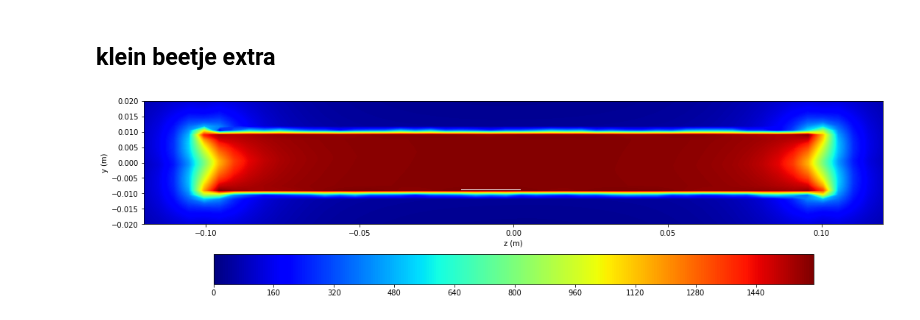
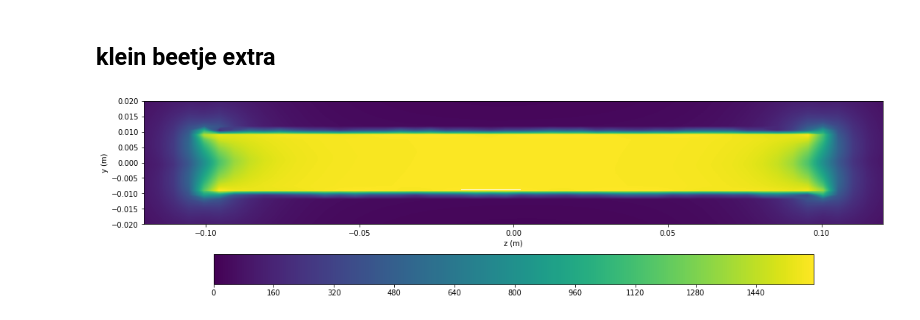
Before and after one commit to oprelo/opdrachten-DEF-D, a Jupyter notebook: DigitaleOntwerpopdrachten/2KrachtactuatorOpdracht/2KrachtactuatorOpdracht/KrachtactuatorOpdracht.ipynb, the cells around one changed output. Cells and saved outputs as stored; diff of their text form; code cells hidden in the pictures.

```diff
--- a/DigitaleOntwerpopdrachten/2KrachtactuatorOpdracht/2KrachtactuatorOpdracht/KrachtactuatorOpdracht.ipynb
+++ b/DigitaleOntwerpopdrachten/2KrachtactuatorOpdracht/2KrachtactuatorOpdracht/KrachtactuatorOpdracht.ipynb
@@ -734,32 +732,32 @@ L_sol = 0.2 # Lengte solenoide
 N = 100000 # Aantal wikkeling
 N_wikkeling = l_draad/(2*np.pi*r_sol)
 
 x,y,z =  parametrisatie(N,r_sol,N_wikkeling,L_sol)
 L = np.array([x,y,z])
 L = L.T
 
 n_z = 50
 n_y = 30
 
 z_array=np.linspace(-0.6*L_sol, 0.6*L_sol, n_z)
 y_array = np.linspace(-0.02,0.02,n_y)
 x_cords, y_cords, z_cords = np.meshgrid(0,y_array,z_array)
 r_field = np.array([x_cords,y_cords,z_cords]).T
 r_field = r_field[:,0,:,:]
 r_field = np.reshape(r_field,(len(y_array)*len(z_array),3))
 
 H_field, H_array = field_current(r_field, L, I)
 
 H_norm = np.sum(np.sqrt(H_field**2),axis=1)
 H_norm = np.reshape(H_norm,(n_z,n_y))
 
 clev = np.arange(0,H_field.max(),1)
 plt.figure(figsize=(18,5))
-plt.contourf(z_cords[:,0,:].T, y_cords[:,0,:].T, H_norm, clev, cmap = plt.cm.jet)
+plt.contourf(z_cords[:,0,:].T, y_cords[:,0,:].T, H_norm, clev, cmap = plt.cm.viridis)
 plt.colorbar(orientation='horizontal')
 plt.gca().set_aspect('equal')
 plt.xlabel('z (m)')
 plt.ylabel('y (m)')
 plt.show()
 # %% [output]
-[figure, old version]
+[figure, new version]
```
Also changed, not shown: parts of 2 cells of this notebook.
